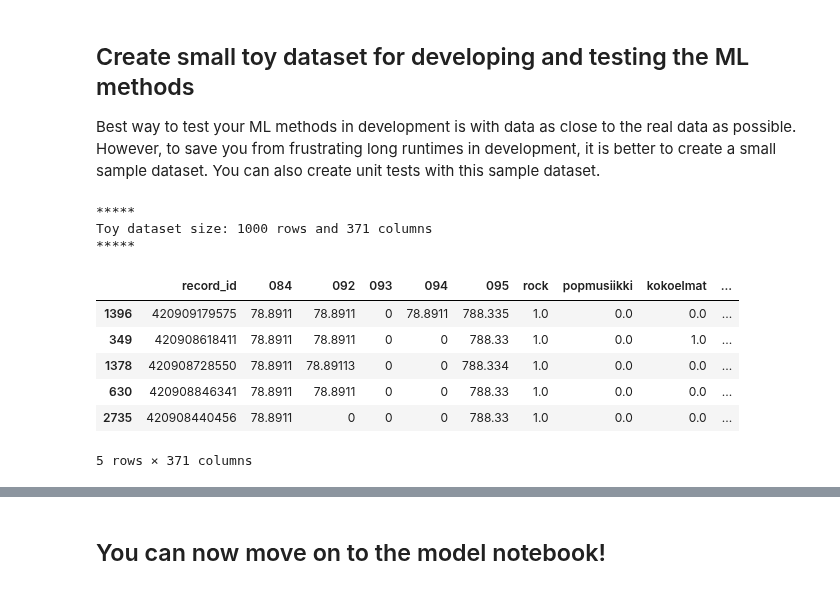
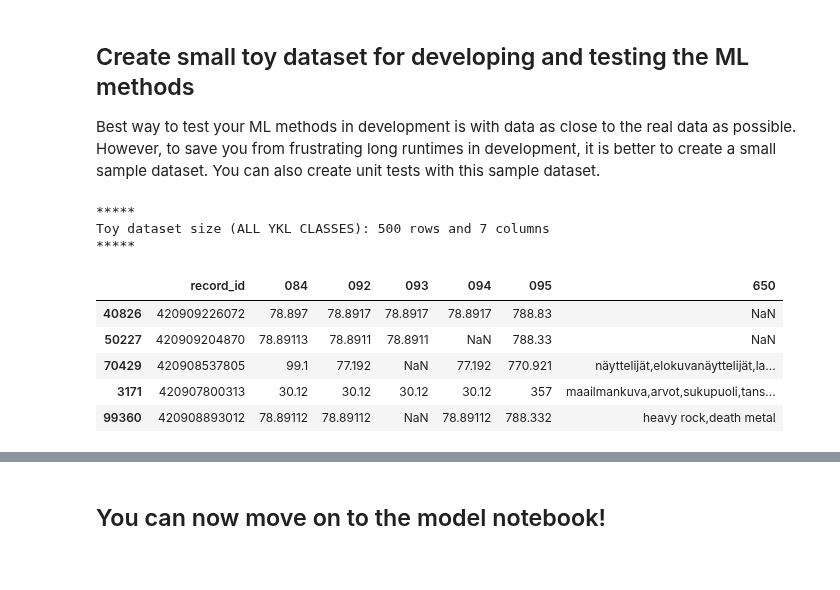
Before and after one commit to City-of-Helsinki/ml_hki_library_classifier, a Jupyter notebook: 00_data.ipynb, the cells around one changed output, grey strips where cells are left out. Saved outputs shown, nothing was run; the diff lists cells and outputs as text; code cells hidden in the pictures.

```diff
--- a/00_data.ipynb
+++ b/00_data.ipynb
@@ -849,9 +914,12 @@ Random samplin large datasets consumes time and resources, so if you have a pre-
 Also, quite often datasets are intentionally or carelessly saved with some obvious or latent order that might include odd biases to your further analysis.
 Suffling helps you to get rid of these. Suffling a large dataset may take a while.
 # %%
-# to suffle the dataset sample a fraction of 1 from it
-one_ykl_class_df = one_ykl_class_df.sample(frac=1).reset_index(
+# suffle all classes dataset (keywords are not parsed)
+all_ykl_classes_df = df2.sample(frac=1).reset_index(
     drop=True
 )  # suffle and re-index dataset
-one_ykl_class_df.head()
+print(
+    f"ALL YKL_CLASSES DATASET (keywords not parsed and number of rows is {len(all_ykl_classes_df)})"
+)
+all_ykl_classes_df.head()
 # %% [output]
@@ -877,41 +964,42 @@ Best way to test your ML methods in development is with data as close to the rea
 However, to save you from frustrating long runtimes in development, it is better to create a small sample dataset.
 You can also create unit tests with this sample dataset.
 # %%
-# create simple stratified sample of the notebook
-n_toy = 1000  # number of samples
-n_toy = min(one_ykl_class_df.shape[0], n_toy)
+# create sample of the dataset with all classes
+n_toy_all_classes = 500  # number of samples
+n_toy_all_classes = min(all_ykl_classes_df.shape[0], n_toy_all_classes)
 
 # toy_df = (
 #    one_ykl_class_df.groupby("record_id", group_keys=False)
 #    .apply(
 #        lambda x: x.sample(int(np.rint(n_toy * x.shape[0] / one_ykl_class_df.shape[0])))
 #    )
 #    .sample(frac=1)
 #    .reset_index(drop=True)
 # )
 
 # alternatively:
-toy_df = one_ykl_class_df.sample(
-    frac=n_toy / one_ykl_class_df.shape[0]
+toy_df_all_classes = all_ykl_classes_df.sample(
+    frac=n_toy_all_classes / all_ykl_classes_df.shape[0]
 )  # if simple stratification is not applicable
 # toy_df = df.iloc[:n_toy,:] # with time series data. consider the size of n_toy
 
 
 print(f"\n*****")
-print(f"Toy dataset size: {toy_df.shape[0]} rows and {toy_df.shape[1]} columns")
+print(
+    f"Toy dataset size (ALL YKL CLASSES): {toy_df_all_classes.shape[0]} rows and {toy_df_all_classes.shape[1]} columns"
+)
 print(f"*****\n")
-toy_df.head()
+toy_df_all_classes.head()
 # %% [output]
 *****
-Toy dataset size: 1000 rows and 371 columns
+Toy dataset size (ALL YKL CLASSES): 500 rows and 7 columns
 *****
-|  | record_id | 084 | 092 | 093 | 094 | 095 | rock | popmusiikki | kokoelmat | ... |
-| 1396 | 420909179575 | 78.8911 | 78.8911 | 0 | 78.8911 | 788.335 | 1.0 | 0.0 | 0.0 | ... |
-| 349 | 420908618411 | 78.8911 | 78.8911 | 0 | 0 | 788.33 | 1.0 | 0.0 | 1.0 | ... |
-| 1378 | 420908728550 | 78.8911 | 78.89113 | 0 | 0 | 788.334 | 1.0 | 0.0 | 0.0 | ... |
-| 630 | 420908846341 | 78.8911 | 78.8911 | 0 | 0 | 788.33 | 1.0 | 0.0 | 0.0 | ... |
-| 2735 | 420908440456 | 78.8911 | 0 | 0 | 0 | 788.33 | 1.0 | 0.0 | 0.0 | ... |
+|  | record_id | 084 | 092 | 093 | 094 | 095 | 650 |
+| 40826 | 420909226072 | 78.897 | 78.8917 | 78.8917 | 78.8917 | 788.83 | NaN |
+| 50227 | 420909204870 | 78.89113 | 78.8911 | 78.8911 | NaN | 788.33 | NaN |
+| 70429 | 420908537805 | 99.1 | 77.192 | NaN | 77.192 | 770.921 | näyttelijät,elokuvanäyttelijät,la... |
+| 3171 | 420907800313 | 30.12 | 30.12 | 30.12 | 30.12 | 357 | maailmankuva,arvot,sukupuoli,tans... |
+| 99360 | 420908893012 | 78.89112 | 78.89112 | NaN | 78.89112 | 788.332 | heavy rock,death metal |
-5 rows × 371 columns
 [interactive output not drawn]
 # %%
 # save toy dataset
```
Also changed, not shown: parts of 9 cells of this notebook.
